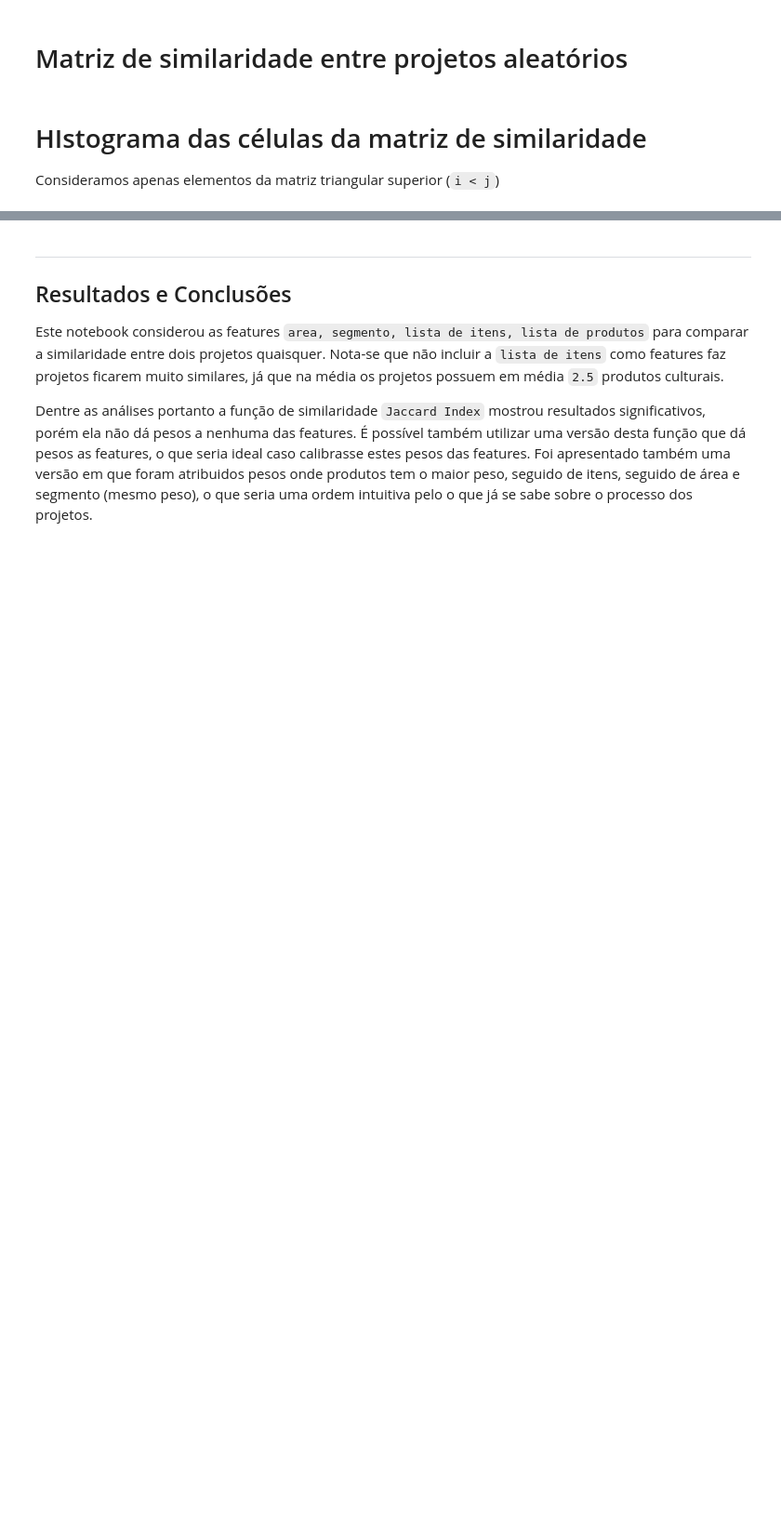
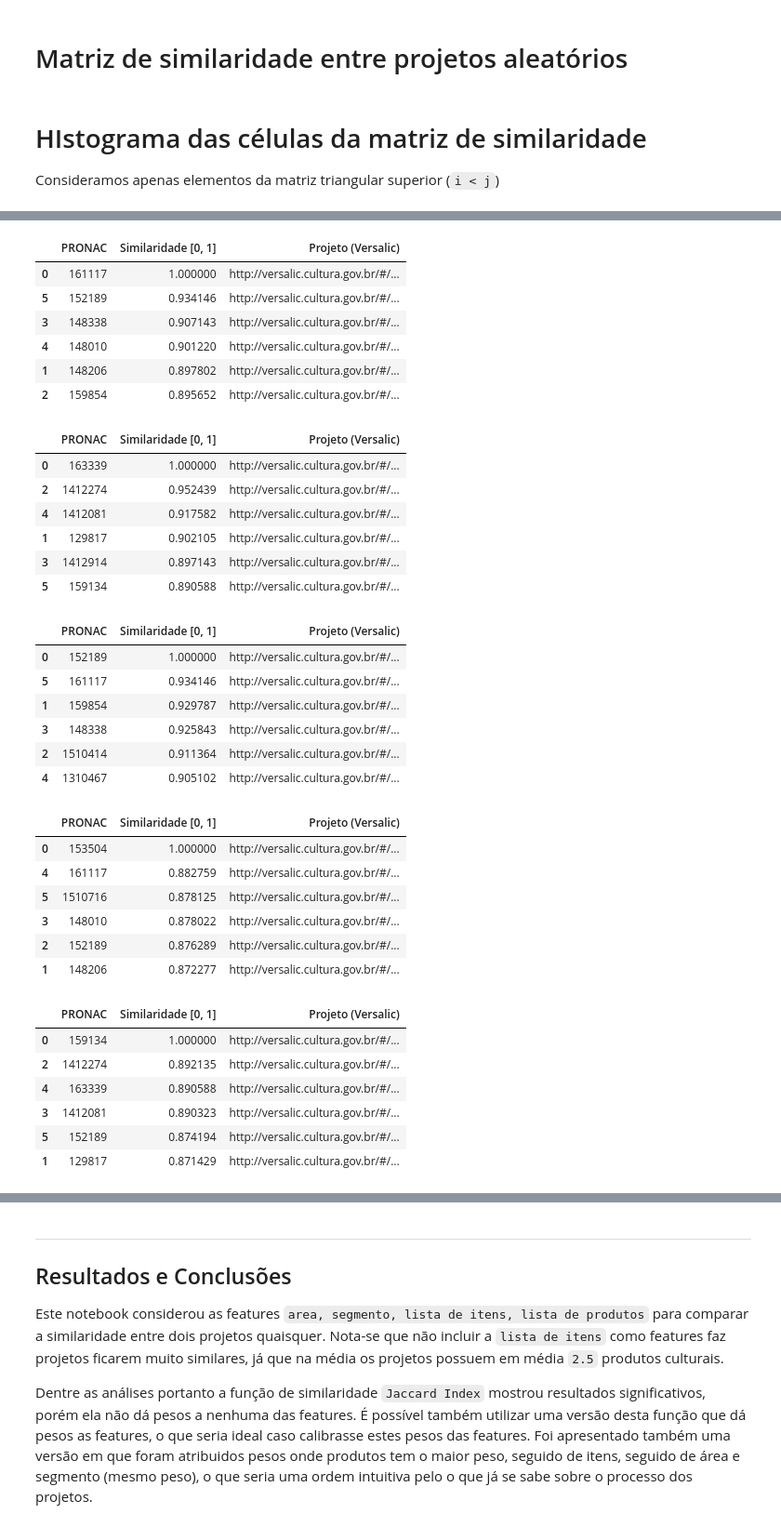
Before and after one commit to lappis-unb/salic-ml, a Jupyter notebook: notebooks/doing/projects_similarity_feature_engineering.ipynb, the cells around one changed output, grey strips where cells are left out. Shown at 93% size. Drawn from its saved outputs; the diff is of its cells as text; code cells hidden in the pictures; blank space fills up the shorter version.

```diff
--- a/notebooks/doing/projects_similarity_feature_engineering.ipynb
+++ b/notebooks/doing/projects_similarity_feature_engineering.ipynb
@@ -529,0 +541,40 @@ array([[0., 0., 0., ..., 0., 0., 0.],
+# %%
+selected_pronacs = [161117, 163339, 152189, 153504, 159134, 1510414, 140707, 146379, 132200, 148939]
+for pronac in selected_pronacs:
+    display(find_k_most_simillar_link(pronac, pronacs_weighted_similarity, k=5))
+# %% [output]
+|  | PRONAC | Similaridade [0, 1] | Projeto (Versalic) |
+| 0 | 161117 | 1.000000 | http://versalic.cultura.gov.br/#/... |
+| 5 | 152189 | 0.934146 | http://versalic.cultura.gov.br/#/... |
+| 3 | 148338 | 0.907143 | http://versalic.cultura.gov.br/#/... |
+| 4 | 148010 | 0.901220 | http://versalic.cultura.gov.br/#/... |
+| 1 | 148206 | 0.897802 | http://versalic.cultura.gov.br/#/... |
+| 2 | 159854 | 0.895652 | http://versalic.cultura.gov.br/#/... |
+|  | PRONAC | Similaridade [0, 1] | Projeto (Versalic) |
+| 0 | 163339 | 1.000000 | http://versalic.cultura.gov.br/#/... |
+| 2 | 1412274 | 0.952439 | http://versalic.cultura.gov.br/#/... |
+| 4 | 1412081 | 0.917582 | http://versalic.cultura.gov.br/#/... |
+| 1 | 129817 | 0.902105 | http://versalic.cultura.gov.br/#/... |
+| 3 | 1412914 | 0.897143 | http://versalic.cultura.gov.br/#/... |
+| 5 | 159134 | 0.890588 | http://versalic.cultura.gov.br/#/... |
+|  | PRONAC | Similaridade [0, 1] | Projeto (Versalic) |
+| 0 | 152189 | 1.000000 | http://versalic.cultura.gov.br/#/... |
+| 5 | 161117 | 0.934146 | http://versalic.cultura.gov.br/#/... |
+| 1 | 159854 | 0.929787 | http://versalic.cultura.gov.br/#/... |
+| 3 | 148338 | 0.925843 | http://versalic.cultura.gov.br/#/... |
+| 2 | 1510414 | 0.911364 | http://versalic.cultura.gov.br/#/... |
+| 4 | 1310467 | 0.905102 | http://versalic.cultura.gov.br/#/... |
+|  | PRONAC | Similaridade [0, 1] | Projeto (Versalic) |
+| 0 | 153504 | 1.000000 | http://versalic.cultura.gov.br/#/... |
+| 4 | 161117 | 0.882759 | http://versalic.cultura.gov.br/#/... |
+| 5 | 1510716 | 0.878125 | http://versalic.cultura.gov.br/#/... |
+| 3 | 148010 | 0.878022 | http://versalic.cultura.gov.br/#/... |
+| 2 | 152189 | 0.876289 | http://versalic.cultura.gov.br/#/... |
+| 1 | 148206 | 0.872277 | http://versalic.cultura.gov.br/#/... |
+|  | PRONAC | Similaridade [0, 1] | Projeto (Versalic) |
+| 0 | 159134 | 1.000000 | http://versalic.cultura.gov.br/#/... |
+| 2 | 1412274 | 0.892135 | http://versalic.cultura.gov.br/#/... |
+| 4 | 163339 | 0.890588 | http://versalic.cultura.gov.br/#/... |
+| 3 | 1412081 | 0.890323 | http://versalic.cultura.gov.br/#/... |
+| 5 | 152189 | 0.874194 | http://versalic.cultura.gov.br/#/... |
+| 1 | 129817 | 0.871429 | http://versalic.cultura.gov.br/#/... |
```
Also changed, not shown: parts of 14 cells of this notebook.
